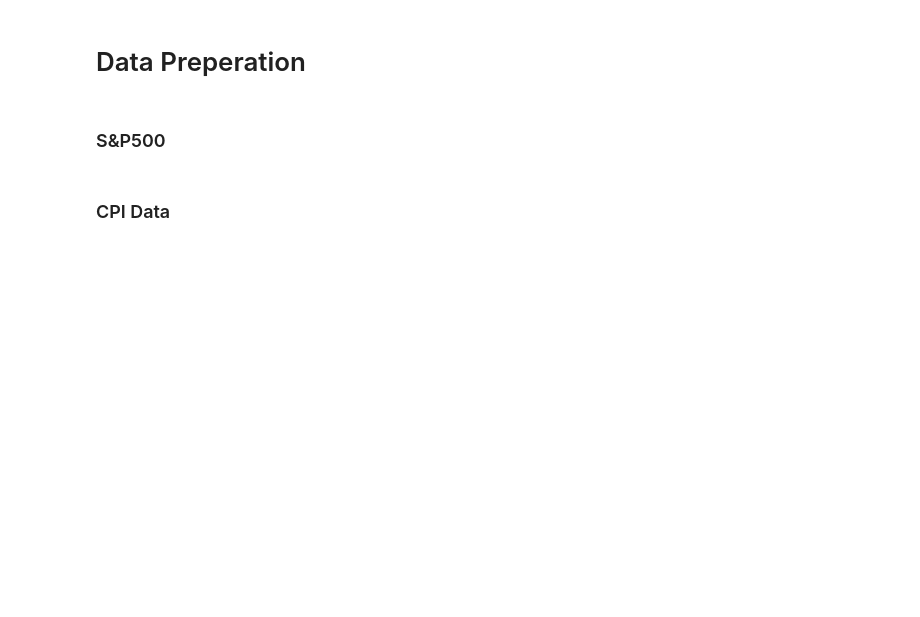
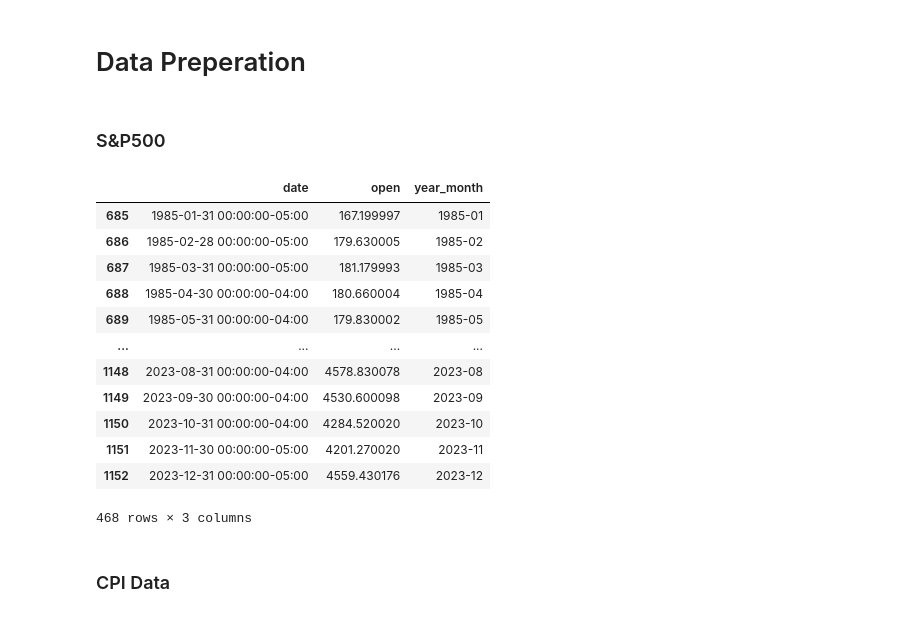
Before and after one commit to mathieutorchia/SP500-Investing-Project, a Jupyter notebook: main.ipynb, the cells around one changed output. Cells and saved outputs as stored; diff of their text form; code cells hidden in the pictures; blank space fills up the shorter version.

```diff
--- a/main.ipynb
+++ b/main.ipynb
@@ -26,28 +26,42 @@ monthly_investment = 2000
 # %%
 # Get historical data for the S&P 500 (^GSPC)
 stock = yf.Ticker("^GSPC")
 df = stock.history(period="max")
 
 # Keep the first values from the first day of the month
 df = df.resample('ME').first()
 
 # Reset the index to move the date from the index to a column
 df.reset_index(inplace=True)
 
 # Ensure the 'Date' column is a datetime object
 df['Date'] = pd.to_datetime(df['Date'])
 
 # Keep 2 columns, and only look at dates between 1985 and 2024
 df = df[['Date','Open']]
 df = df[df['Date'] >= start_date]
 df = df[df['Date'] < end_date]
 
 # Create a new column that is a concatenation of the year and month
 # This column will be used in later steps as the unique identifier when joining CPI data
 df['Year_Month'] = df['Date'].dt.strftime('%Y-%m')
 df = df.rename(columns={'Date': 'date', 'Open': 'open', 'Year_Month': 'year_month'})
 
-# display(df)
+display(df)
+# %% [output]
+|  | date | open | year_month |
+| 685 | 1985-01-31 00:00:00-05:00 | 167.199997 | 1985-01 |
+| 686 | 1985-02-28 00:00:00-05:00 | 179.630005 | 1985-02 |
+| 687 | 1985-03-31 00:00:00-05:00 | 181.179993 | 1985-03 |
+| 688 | 1985-04-30 00:00:00-04:00 | 180.660004 | 1985-04 |
+| 689 | 1985-05-31 00:00:00-04:00 | 179.830002 | 1985-05 |
+| ... | ... | ... | ... |
+| 1148 | 2023-08-31 00:00:00-04:00 | 4578.830078 | 2023-08 |
+| 1149 | 2023-09-30 00:00:00-04:00 | 4530.600098 | 2023-09 |
+| 1150 | 2023-10-31 00:00:00-04:00 | 4284.520020 | 2023-10 |
+| 1151 | 2023-11-30 00:00:00-05:00 | 4201.270020 | 2023-11 |
+| 1152 | 2023-12-31 00:00:00-05:00 | 4559.430176 | 2023-12 |
+468 rows × 3 columns
 # %% [markdown]
 ### CPI Data
 # %%
```
Also changed, not shown: parts of 6 cells of this notebook.
